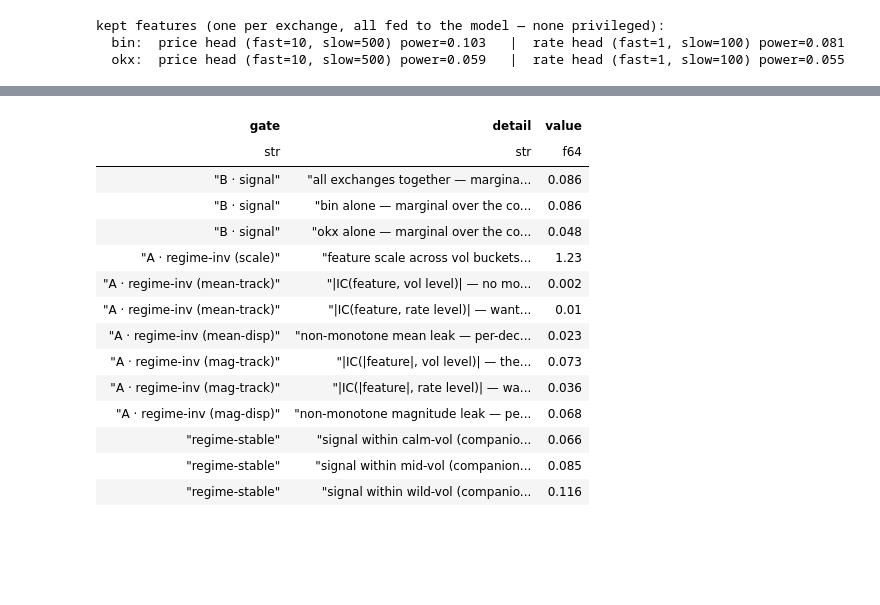
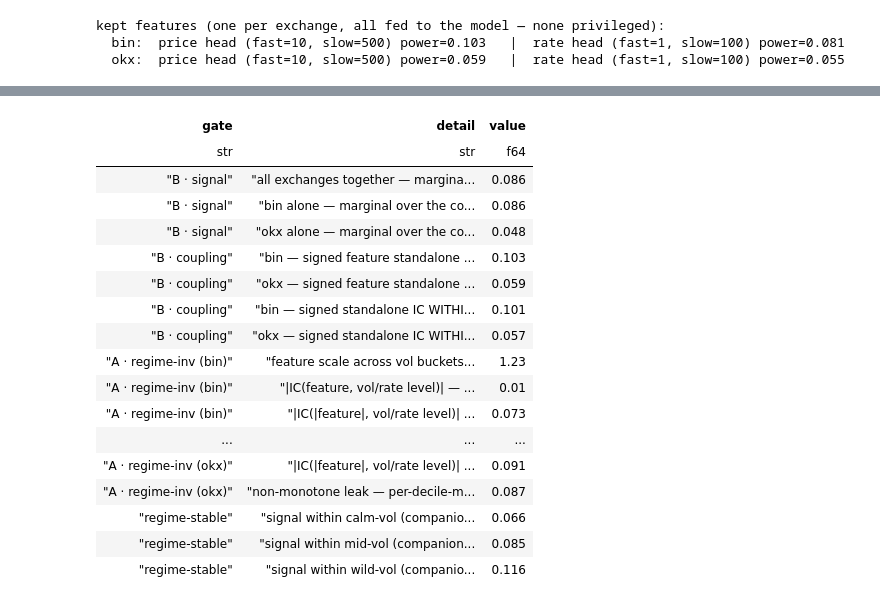
Before and after one commit to leithboyd/boba, a Jupyter notebook: notebooks/features/template.ipynb, the cells around one changed output, grey strips where cells are left out. Cells and saved outputs as stored; diff of their text form; code cells hidden in the pictures; blank space fills up the shorter version.

```diff
--- a/notebooks/features/template.ipynb
+++ b/notebooks/features/template.ipynb
@@ -801,72 +814,41 @@ decoupled, not walk-forward; its out-of-sample confirmation comes from the multi
 #   by the scored target's yardstick (STRAT_VAR set), score it STRATIFIED by that yardstick — multiplicatively
 #   decoupling the shared denominator (HIGH-2), where a linear partial would over-remove genuine signal.
 #   own=True selects the standalone branch.
-def stratified_ic(feat, tgt, sv, nb=40):              # mean within-stratum Spearman, stratifying by the shared yardstick sv
-    fin = np.isfinite(feat) & np.isfinite(tgt) & np.isfinite(sv)
-    edges = np.nanquantile(sv[fin], np.linspace(0, 1, nb + 1)[1:-1])    # ISSUE-5: equal-MASS bins, finer nb -> tames a heavy-tailed sv
-    bkt = np.digitize(sv, edges)
-    ics, ws = [], []
-    for b in range(nb):
-        m = fin & (bkt == b)
-        if m.sum() > 100 and np.std(feat[m]) > 0 and np.std(tgt[m]) > 0:    # BLOCKER-3: skip constant buckets (Spearman would be NaN)
-            r = spearmanr(feat[m], tgt[m]).statistic
-            if np.isfinite(r): ics.append(r); ws.append(int(m.sum()))       # BLOCKER-3: drop any residual NaN before the weighted mean
-    return float(np.average(ics, weights=ws)) if ics else float("nan")
-def signal_ic(leg_feats, *, own, tgt=None):                              # BLOCKER-2: tgt defaults to the price target; a RATE-head control passes tgt=rate_target
-    tgt = target if tgt is None else tgt
-    if FEATURE_KIND == "control" and own:                                # STANDALONE control: decouple the shared yardstick
-        if STRAT_VAR is None:                                            # LOW-1 footgun: an un-decoupled standalone IC
-            print("  WARNING: control + own-leg with STRAT_VAR=None — the standalone IC is NOT decoupled from a "
-                  "shared yardstick; set STRAT_VAR to the scored target's denominator if the feature divides by it.")
-            return round(float(np.mean([ic(f, tgt) for f in leg_feats])), 3)
-        return round(float(np.mean([stratified_ic(f, tgt, STRAT_VAR) for f in leg_feats])), 3)
-    return round(wf_ic(base + leg_feats, tgt) - wf_ic(base, tgt), 3)      # alpha / control-cross: marginal over base
-def signal_ic_by_regime(leg_feats, *, own, tgt=None):                    # the regime-stable companion — SAME Gate-B logic
-    tgt = target if tgt is None else tgt
-    if FEATURE_KIND == "control" and own and STRAT_VAR is not None:      # stratified_ic restricted to each vol_regime bucket
-        out = {}
-        for r in np.unique(vol_regime[np.isfinite(vol_regime)]):
-            rm = (vol_regime == r)
-            out[int(r)] = round(float(np.mean([stratified_ic(np.where(rm, f, np.nan), tgt, STRAT_VAR) for f in leg_feats])), 3)
-        return out
-    full = wf_ic_by_regime(base + leg_feats, tgt, vol_regime)
-    basr = wf_ic_by_regime(base, tgt, vol_regime)
-    return {r: round(full[r] - basr.get(r, 0.0), 3) for r in full}
-def ic(a, b):
-    m = np.isfinite(a) & np.isfinite(b)
-    return float(spearmanr(a[m], b[m]).statistic) if m.sum() > 100 else float("nan")
+# signal_ic / signal_ic_by_regime / stratified_ic / ic all come from boba.research.gates (the §5 wrappers
+# bind base / FEATURE_KIND / STRAT_VAR / vol_regime). The branch logic above is what those functions implement,
+# and a control + own-leg with STRAT_VAR=None falls back to a plain (un-decoupled) standalone IC.
 
 disloc = {ex: price_dislocation(ex, FAST[price_member[ex][0]], SLOW[price_member[ex][1]]) for ex in OTHERS}
 joint = signal_ic(list(disloc.values()), own=False)
 strat = signal_ic_by_regime(list(disloc.values()), own=False)
-rep = disloc[OTHERS[0]]                                 # same construction for every exchange -> one is enough for Gate A
-# GATE A — regime invariance (vol_level/rate_level are the regime COORDINATE, never controls): scale, plus
-# the signed feature AND its magnitude |feature| (the rate head's input) each checked for regime leakage two
-# ways x two coordinates — TRACK = |IC(., vol/rate level)| (monotone mean/magnitude drift) and DISP =
-# per-decile-mean dispersion vs vol OR rate (a NON-monotone, e.g. U-shaped, leak the monotone IC misses).
-vol_decile  = np.digitize(vol_level,  np.nanpercentile(vol_level[np.isfinite(vol_level)],   np.arange(10, 100, 10)))
-rate_decile = np.digitize(rate_level, np.nanpercentile(rate_level[np.isfinite(rate_level)], np.arange(10, 100, 10)))
-band  = [np.nanstd(rep[vol_decile == d]) for d in range(10)]
-def _disp(x, norm):                                    # max per-decile-MEAN dispersion of x over BOTH regime coordinates (÷ norm)
-    return max(float(np.nanstd([np.nanmean(x[dec == k]) for k in range(10)]) / (norm + 1e-12)) for dec in (vol_decile, rate_decile))
-loc_v = abs(ic(rep, vol_level)); loc_r = abs(ic(rep, rate_level))                  # monotone MEAN-tracking vs each regime level
-mag_v = abs(ic(np.abs(rep), vol_level)); mag_r = abs(ic(np.abs(rep), rate_level))  # N1/ISSUE-4: |feature| (the rate head's input) must not track the regime either
-mean_disp = _disp(rep, np.nanstd(rep))                                            # NON-monotone MEAN leak (vs vol OR rate)
-mag_disp  = _disp(np.abs(rep), np.nanmean(np.abs(rep)))                           # NON-monotone MAGNITUDE leak (vs vol OR rate)
+pci = wf_marginal_ci(list(disloc.values()), target)   # H5: per-fold spread + block-bootstrap CI for the headline marginal
+print(f"joint Gate B marginal {joint:.3f}  |  per-fold {pci['per_fold']} (positive in {pci['pos']}/{pci['nf']})  |  block-bootstrap 90% CI [{pci['ci'][0]}, {pci['ci'][1]}]  (block ~{pci['block_len']} anchors ~{pci['block_s']}s)")
+rep = disloc[OTHERS[0]]                                 # representative leg — for the momenta-overlap sanity print only (Gate A runs PER EXCHANGE below)
+# GATE A — regime invariance (vol_level/rate_level are the regime COORDINATE, never controls), run PER EXCHANGE
+# (Gate A is a property of the output DISTRIBUTION, which differs by venue — bin is sub-ms fresh, byb/okx stale):
+# scale, plus the signed feature AND its magnitude |feature| (which the signed-fed rate head can learn), each checked
+# two ways x two coordinates — TRACK = |IC(., vol/rate level)| (monotone drift) and DISP = per-decile-mean dispersion
+# vs vol OR rate (a NON-monotone, e.g. U-shaped, leak the monotone IC misses); each row reports the WORST coordinate.
+# gate_a(feat) comes from boba.research.gates via the §5 wrapper — scale / track / mag / disp vs the vol &
+# rate regime coordinates (worst-coordinate per check); it computes its own equal-mass deciles internally.
 # LOW-1 sanity: an "alpha" must NOT be a hidden regime descriptor -> its overlap with the momenta is small.
 print(f"FEATURE_KIND={FEATURE_KIND!r} | feature vs momenta |IC|: rate {abs(ic(rep, rate_momentum)):.3f} vol {abs(ic(rep, vol_momentum)):.3f}  (large for an 'alpha' => it's really a control)")
 gate_rows = [dict(gate="B · signal", detail="all exchanges together — marginal over the invariant controls", value=joint)]
 gate_rows += [dict(gate="B · signal", detail=f"{ex} alone — marginal over the controls",
                    value=signal_ic([disloc[ex]], own=False)) for ex in OTHERS]
-gate_rows += [dict(gate="A · regime-inv (scale)",      detail="feature scale across vol buckets (max/min) — HARD, want < ~3", value=round(max(band) / min(band), 2)),
-              dict(gate="A · regime-inv (mean-track)", detail="|IC(feature, vol level)| — no monotone mean-drift; want < ~0.05", value=round(loc_v, 3)),
-              dict(gate="A · regime-inv (mean-track)", detail="|IC(feature, rate level)| — want < ~0.05", value=round(loc_r, 3)),
-              dict(gate="A · regime-inv (mean-disp)",  detail="non-monotone mean leak — per-decile-mean dispersion vs vol OR rate; want < ~0.1", value=round(mean_disp, 3)),
-              dict(gate="A · regime-inv (mag-track)",  detail="|IC(|feature|, vol level)| — the rate head sees |feature|, so its magnitude must not track the regime; want < ~0.1", value=round(mag_v, 3)),
-              dict(gate="A · regime-inv (mag-track)",  detail="|IC(|feature|, rate level)| — want < ~0.1", value=round(mag_r, 3)),
-              dict(gate="A · regime-inv (mag-disp)",   detail="non-monotone magnitude leak — per-decile-mean-|feature| dispersion vs vol OR rate; want < ~0.1", value=round(mag_disp, 3))]
+# H1 shared-σ_ev coupling check: the signed feature AND the σ_ev price target both divide by σ_ev. A SIGNED
+# numerator should decouple that shared denominator — verify it (don't assert it): the standalone IC WITHIN
+# σ_ev strata ≈ the unstratified standalone IC means σ_ev isn't manufacturing the rank-IC (spurious ratio corr).
+gate_rows += [dict(gate="B · coupling", detail=f"{ex} — signed feature standalone IC, unstratified", value=round(ic(disloc[ex], target), 3)) for ex in OTHERS]
+gate_rows += [dict(gate="B · coupling", detail=f"{ex} — signed standalone IC WITHIN σ_ev strata (≈ unstratified => σ_ev not manufacturing it)", value=round(stratified_ic(disloc[ex], target, sigma_at_anchor), 3)) for ex in OTHERS]
+for ex in OTHERS:                                       # GATE A PER EXCHANGE (worst coordinate per check) — bin AND okx, since the output distribution differs by venue
+    a = gate_a(disloc[ex])
+    gate_rows += [dict(gate=f"A · regime-inv ({ex})", detail="feature scale across vol buckets (max/min) — HARD, want < ~3", value=a["scale"]),
+                  dict(gate=f"A · regime-inv ({ex})", detail="|IC(feature, vol/rate level)| — signed mean-track, worst coord; want < ~0.05", value=a["track"]),
+                  dict(gate=f"A · regime-inv ({ex})", detail="|IC(|feature|, vol/rate level)| — magnitude track (the signed-fed rate head can learn it), worst coord; want < ~0.1", value=a["mag"]),
+                  dict(gate=f"A · regime-inv ({ex})", detail="non-monotone leak — per-decile-mean dispersion (mean & magnitude), worst; want < ~0.1", value=a["disp"])]
 gate_rows += [dict(gate="regime-stable", detail=f"signal within {nm}-vol (companion: stay positive)", value=strat.get(r, float("nan")))
               for r, nm in [(0, "calm"), (1, "mid"), (2, "wild")]]
-pl.Config.set_tbl_rows(15); pl.Config.set_fmt_str_lengths(60)
+pl.Config.set_tbl_rows(25); pl.Config.set_fmt_str_lengths(60)
 pl.DataFrame(gate_rows)
 # %% [output]
@@ -875,15 +858,18 @@ shape: (13, 3)
 | gate | detail | value |
 | str | str | f64 |
 | "B · signal" | "all exchanges together — margina... | 0.086 |
 | "B · signal" | "bin alone — marginal over the co... | 0.086 |
 | "B · signal" | "okx alone — marginal over the co... | 0.048 |
-| "A · regime-inv (scale)" | "feature scale across vol buckets... | 1.23 |
-| "A · regime-inv (mean-track)" | "|IC(feature, vol level)| — no mo... | 0.002 |
-| "A · regime-inv (mean-track)" | "|IC(feature, rate level)| — want... | 0.01 |
-| "A · regime-inv (mean-disp)" | "non-monotone mean leak — per-dec... | 0.023 |
-| "A · regime-inv (mag-track)" | "|IC(|feature|, vol level)| — the... | 0.073 |
-| "A · regime-inv (mag-track)" | "|IC(|feature|, rate level)| — wa... | 0.036 |
-| "A · regime-inv (mag-disp)" | "non-monotone magnitude leak — pe... | 0.068 |
+| "B · coupling" | "bin — signed feature standalone ... | 0.103 |
+| "B · coupling" | "okx — signed feature standalone ... | 0.059 |
+| "B · coupling" | "bin — signed standalone IC WITHI... | 0.101 |
+| "B · coupling" | "okx — signed standalone IC WITHI... | 0.057 |
+| "A · regime-inv (bin)" | "feature scale across vol buckets... | 1.23 |
+| "A · regime-inv (bin)" | "|IC(feature, vol/rate level)| — ... | 0.01 |
+| "A · regime-inv (bin)" | "|IC(|feature|, vol/rate level)| ... | 0.073 |
+| ... | ... | ... |
+| "A · regime-inv (okx)" | "|IC(|feature|, vol/rate level)| ... | 0.091 |
+| "A · regime-inv (okx)" | "non-monotone leak — per-decile-m... | 0.087 |
 | "regime-stable" | "signal within calm-vol (companio... | 0.066 |
 | "regime-stable" | "signal within mid-vol (companion... | 0.085 |
 | "regime-stable" | "signal within wild-vol (companio... | 0.116 |
```
Also changed, not shown: parts of 30 cells of this notebook, 6 other files.
